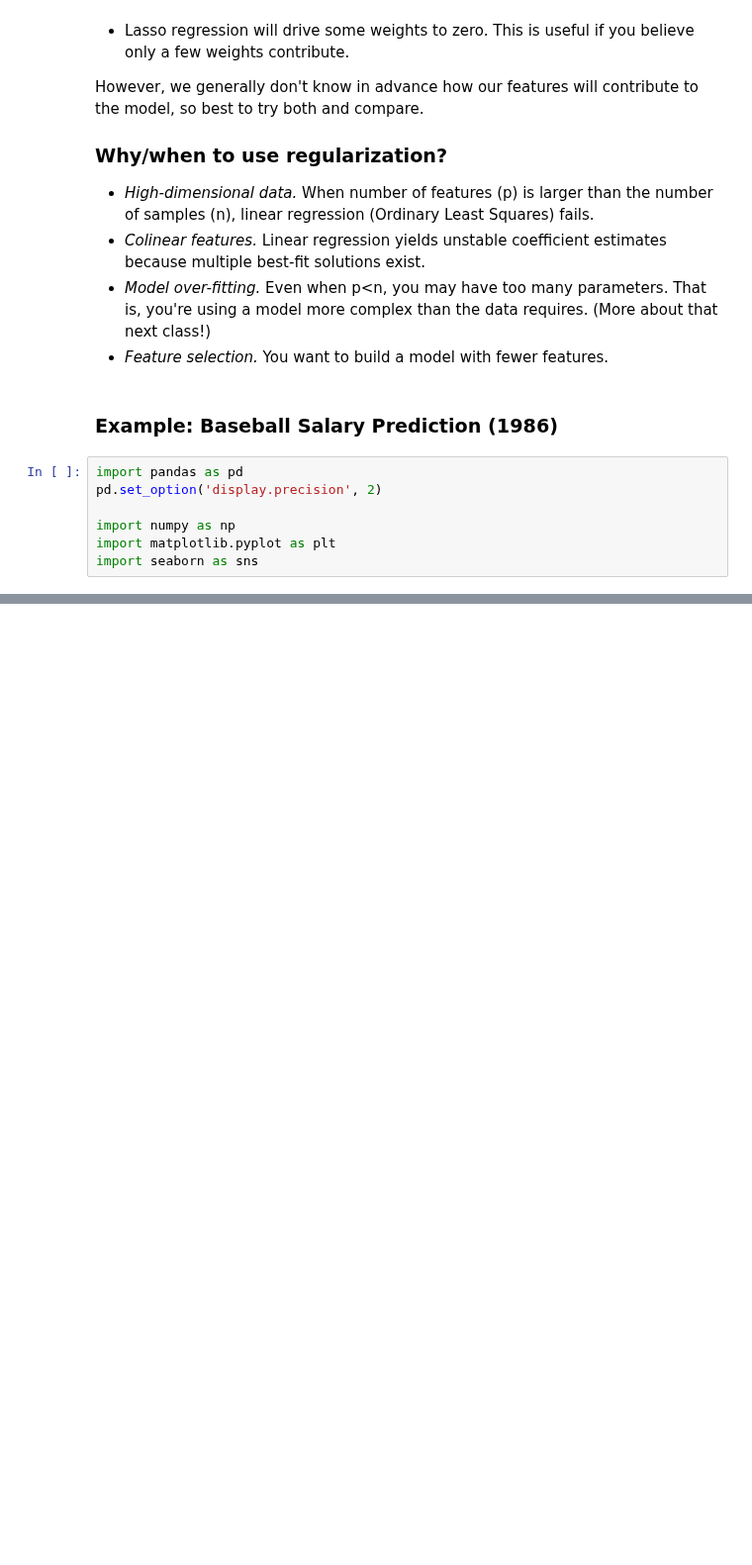
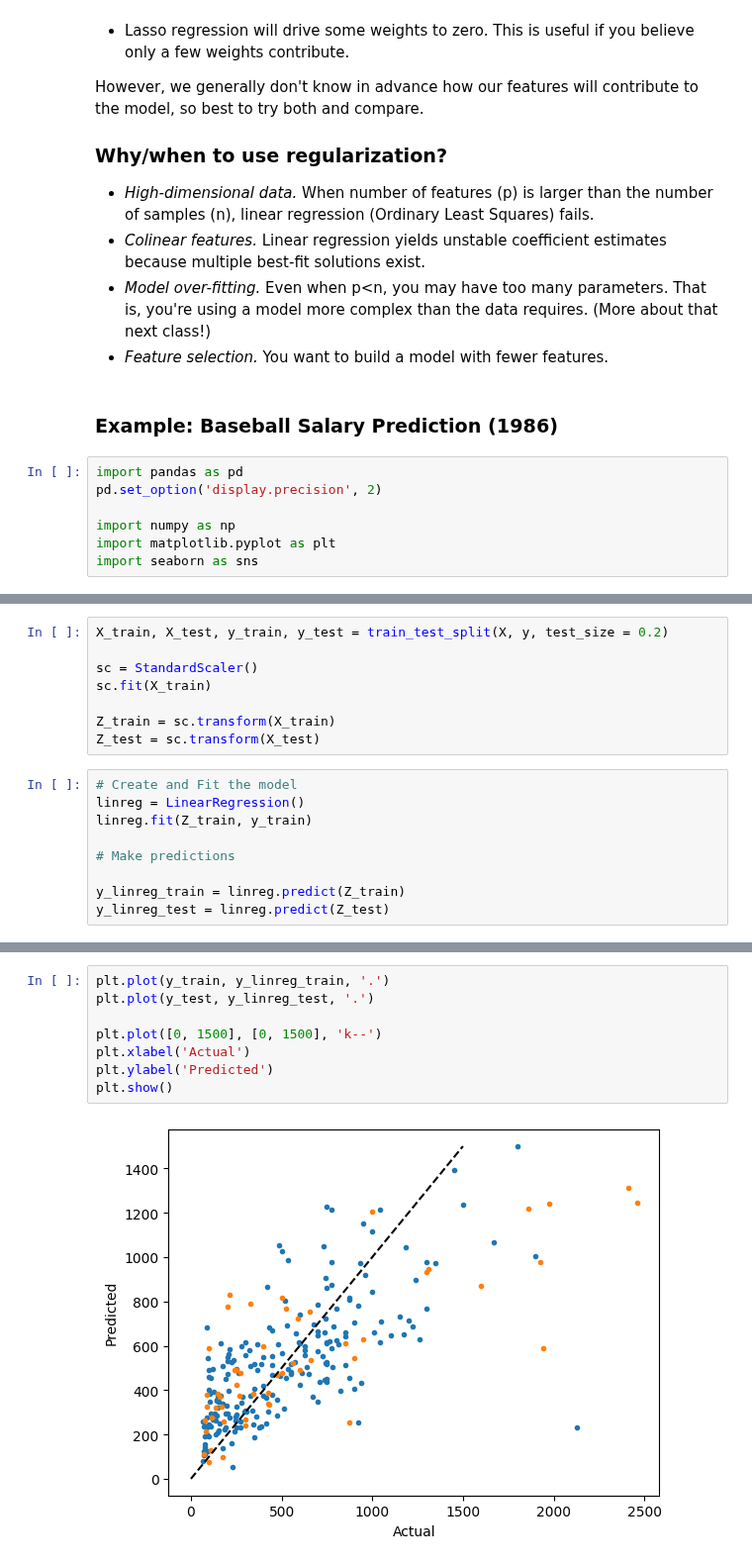
Before and after one commit to GettysburgDataScience/DS325-Notes, a Jupyter notebook: 01_Regression/02_regularization_unfinished.ipynb, the cells around one changed output, grey strips where cells are left out. Shown at 99% size. Drawn from its saved outputs; the diff is of its cells as text; blank space fills up the shorter version.

```diff
--- a/01_Regression/02_regularization_unfinished.ipynb
+++ b/01_Regression/02_regularization_unfinished.ipynb
@@ -138,0 +110,17 @@ plt.show()
+# %%
+X_train, X_test, y_train, y_test = train_test_split(X, y, test_size = 0.2)
+
+sc = StandardScaler()
+sc.fit(X_train)
+
+Z_train = sc.transform(X_train)
+Z_test = sc.transform(X_test)
+# %%
+# Create and Fit the model
+linreg = LinearRegression()
+linreg.fit(Z_train, y_train)
+
+# Make predictions
+
+y_linreg_train = linreg.predict(Z_train)
+y_linreg_test = linreg.predict(Z_test)
@@ -138,0 +173,10 @@ plt.show()
+# %%
+plt.plot(y_train, y_linreg_train, '.')
+plt.plot(y_test, y_linreg_test, '.')
+
+plt.plot([0, 1500], [0, 1500], 'k--')
+plt.xlabel('Actual')
+plt.ylabel('Predicted')
+plt.show()
+# %% [output]
+[figure, added]
```
Also changed, not shown: parts of 14 cells of this notebook, 7 other files.
